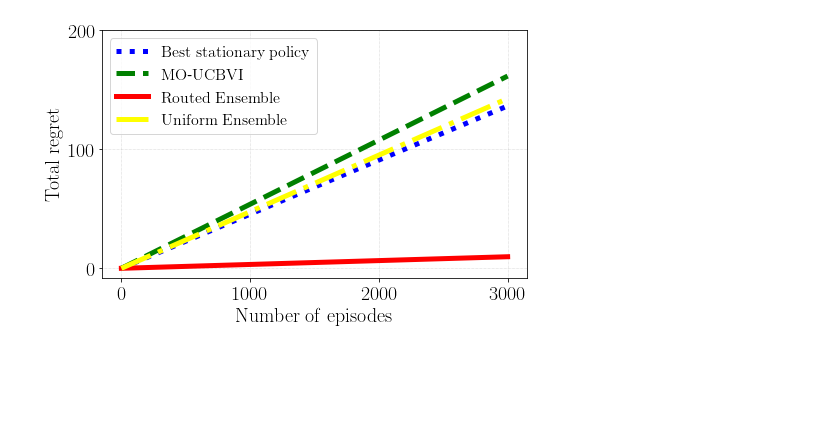
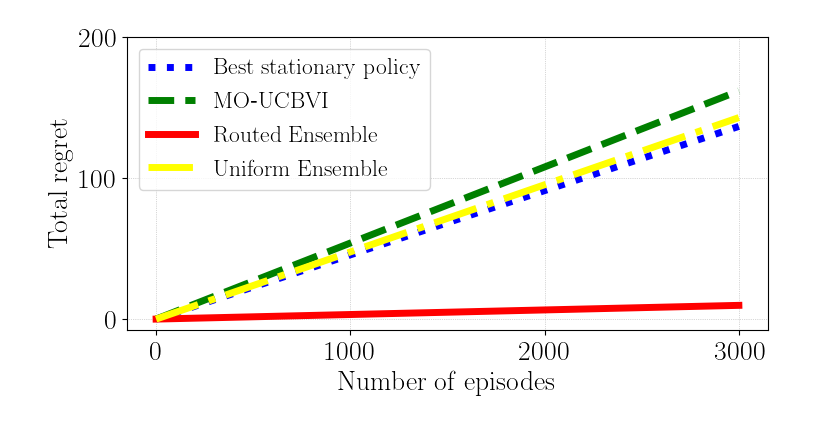
Before and after one commit to VirtuosoResearch/Multi-objective-reinforcement-learning-code, a Jupyter notebook: src/figure/plot_momdp.ipynb, the cells around one changed output. Saved outputs shown, nothing was run; the diff lists cells and outputs as text; code cells hidden in the pictures; blank space fills up the shorter version.

```diff
--- a/src/figure/plot_momdp.ipynb
+++ b/src/figure/plot_momdp.ipynb
@@ -65,22 +65,22 @@ plt.show()
 # %%
-fig_admdp, ax_admdp = plt.subplots(figsize=(7, 4.5))
+fig_admdp, ax_admdp = plt.subplots(figsize=(7.5, 4.0))
 ax_admdp.plot(admdp_regrets['stay'], lw=line_width, **style_map['stay'])
 ax_admdp.plot(admdp_regrets['moucbvi'], lw=line_width, **style_map['moucbvi'])
 ax_admdp.plot(admdp_regrets['routed'], lw=line_width, **style_map['routed'])
 ax_admdp.plot(admdp_regrets['uniform'], lw=line_width, **style_map['uniform'])
 ax_admdp.set_xlabel(r'$\mathrm{Number~of~episodes}$', fontsize=20)
 ax_admdp.set_ylabel(r'$\mathrm{Total~regret}$', fontsize=20)
 ax_admdp.set_xticks([0, 1000, 2000, 3000])
 ax_admdp.set_yticks([0, 100, 200])
 ax_admdp.tick_params(labelsize=20)
 plt.grid(lw=0.5, ls=":")
-plt.legend(fontsize=16)
+plt.legend(fontsize=17)
 
 plt.tight_layout()
 plt.savefig('admdp_regrets.pdf', dpi=1200, bbox_inches='tight')
 plt.show()
 # %% [output]
-[figure, old version]
+[figure, new version]
 # %%
 legend_elements = []
 legend_labels = []
```
Also changed, not shown: parts of 2 cells of this notebook, 1 other file.
